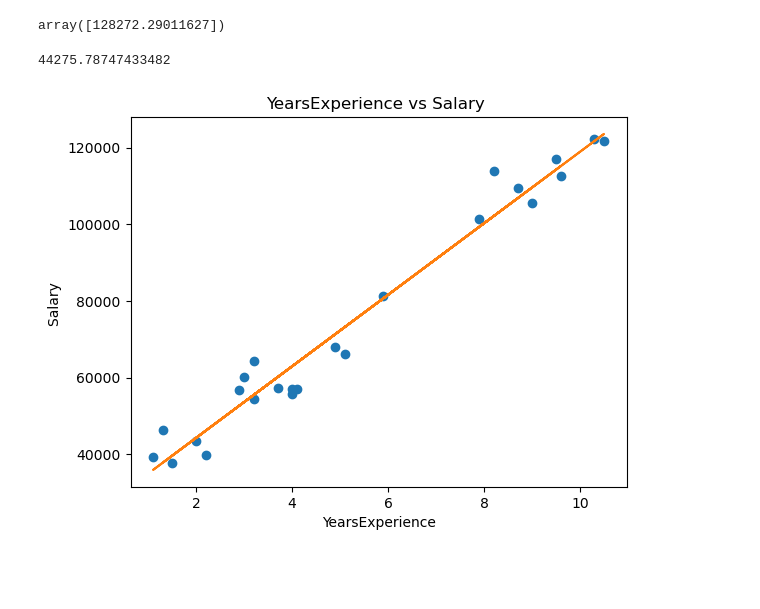
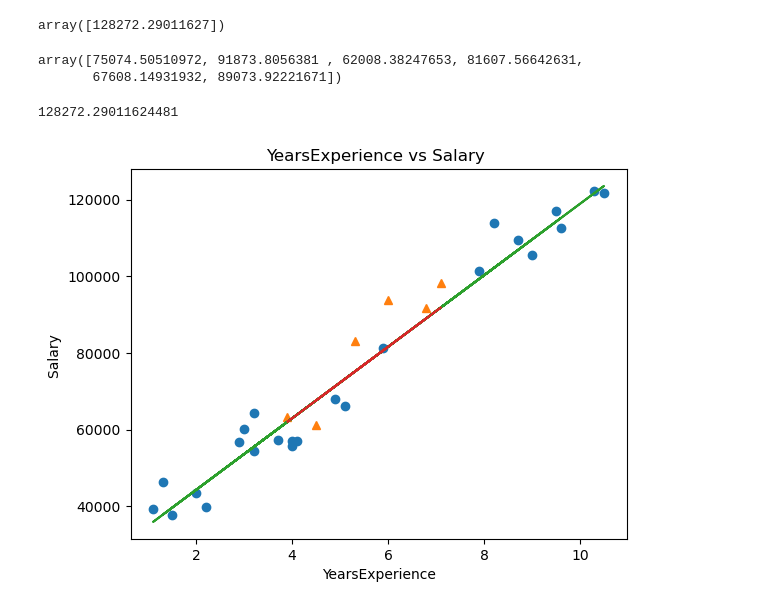
Before and after one commit to WesleySephai/Machine-Learning-AI-Model, a Jupyter notebook: Linear_Regression_SalaryPrediction.ipynb, the cells around one changed output. Saved outputs shown, nothing was run; the diff lists cells and outputs as text; code cells hidden in the pictures; blank space fills up the shorter version.

Commit message:
Update Linear_Regression_SalaryPrediction.ipynb
edition

```diff
--- a/Linear_Regression_SalaryPrediction.ipynb
+++ b/Linear_Regression_SalaryPrediction.ipynb
@@ -226,17 +226,28 @@ Salary=9332.94473799(YearsExperience)+25609.89799835482
 regressor.predict([[11]])
 # %% [output]
 array([128272.29011627])
+# %%
+# test the model on the testing data
+ypred = regressor.predict(x_test)
+# %%
+ypred
+# %% [output]
+array([75074.50510972, 91873.8056381 , 62008.38247653, 81607.56642631,
+       67608.14931932, 89073.92221671])
 # %%
-9332.94473799*2+25609.89799835482
+# y = mx + c
+9332.94473799*11+25609.89799835482
 # %% [output]
-44275.78747433482
+128272.29011624481
 # %%
 # visualize the regression line
 plt.plot(x_train,y_train,'o')
+plt.plot(x_test, y_test, '^')
 plt.plot(x_train,regressor.predict(x_train))
+plt.plot(x_test,ypred)
 plt.title('YearsExperience vs Salary ')
 plt.xlabel("YearsExperience")
 plt.ylabel('Salary ')
 plt.show()
 # %% [output]
-[figure, old version]
+[figure, new version]
```
